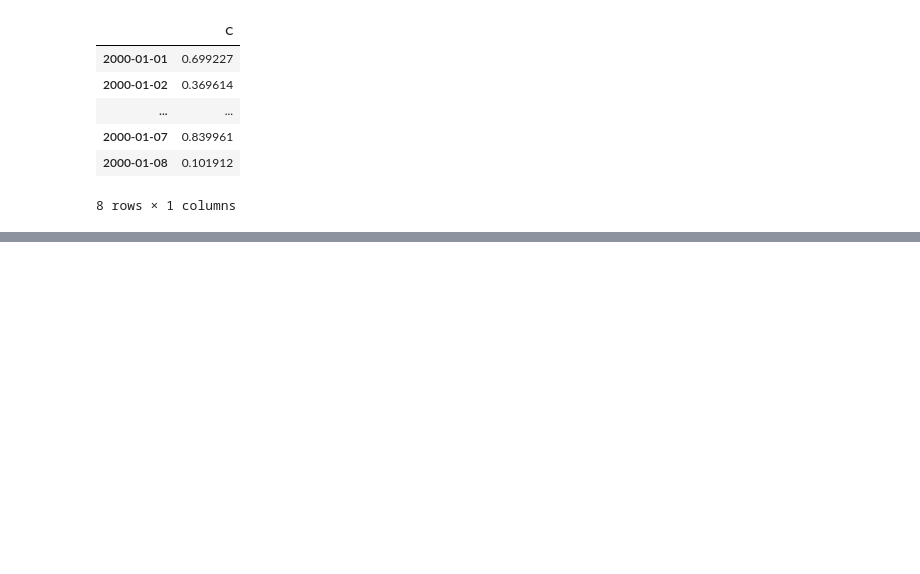
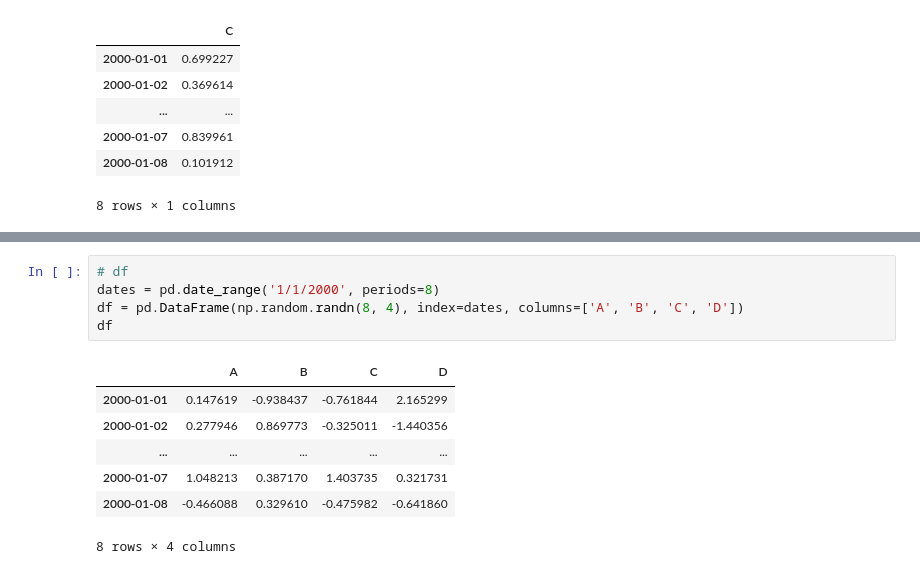
Before and after one commit to angelacpd/Scientific_Python, a Jupyter notebook: Lecture_6.ipynb, the cells around one changed output, grey strips where cells are left out. Saved outputs shown, nothing was run; the diff lists cells and outputs as text; blank space fills up the shorter version.

```diff
--- a/Lecture_6.ipynb
+++ b/Lecture_6.ipynb
@@ -697,0 +771,13 @@ df.loc[:, df.loc['2000-01-01'] > 0.6]
+# %%
+# df
+dates = pd.date_range('1/1/2000', periods=8)
+df = pd.DataFrame(np.random.randn(8, 4), index=dates, columns=['A', 'B', 'C', 'D'])
+df
+# %% [output]
+|  | A | B | C | D |
+| 2000-01-01 | 0.147619 | -0.938437 | -0.761844 | 2.165299 |
+| 2000-01-02 | 0.277946 | 0.869773 | -0.325011 | -1.440356 |
+| ... | ... | ... | ... | ... |
+| 2000-01-07 | 1.048213 | 0.387170 | 1.403735 | 0.321731 |
+| 2000-01-08 | -0.466088 | 0.329610 | -0.475982 | -0.641860 |
+8 rows × 4 columns
```
Also changed, not shown: parts of 10 cells of this notebook.
